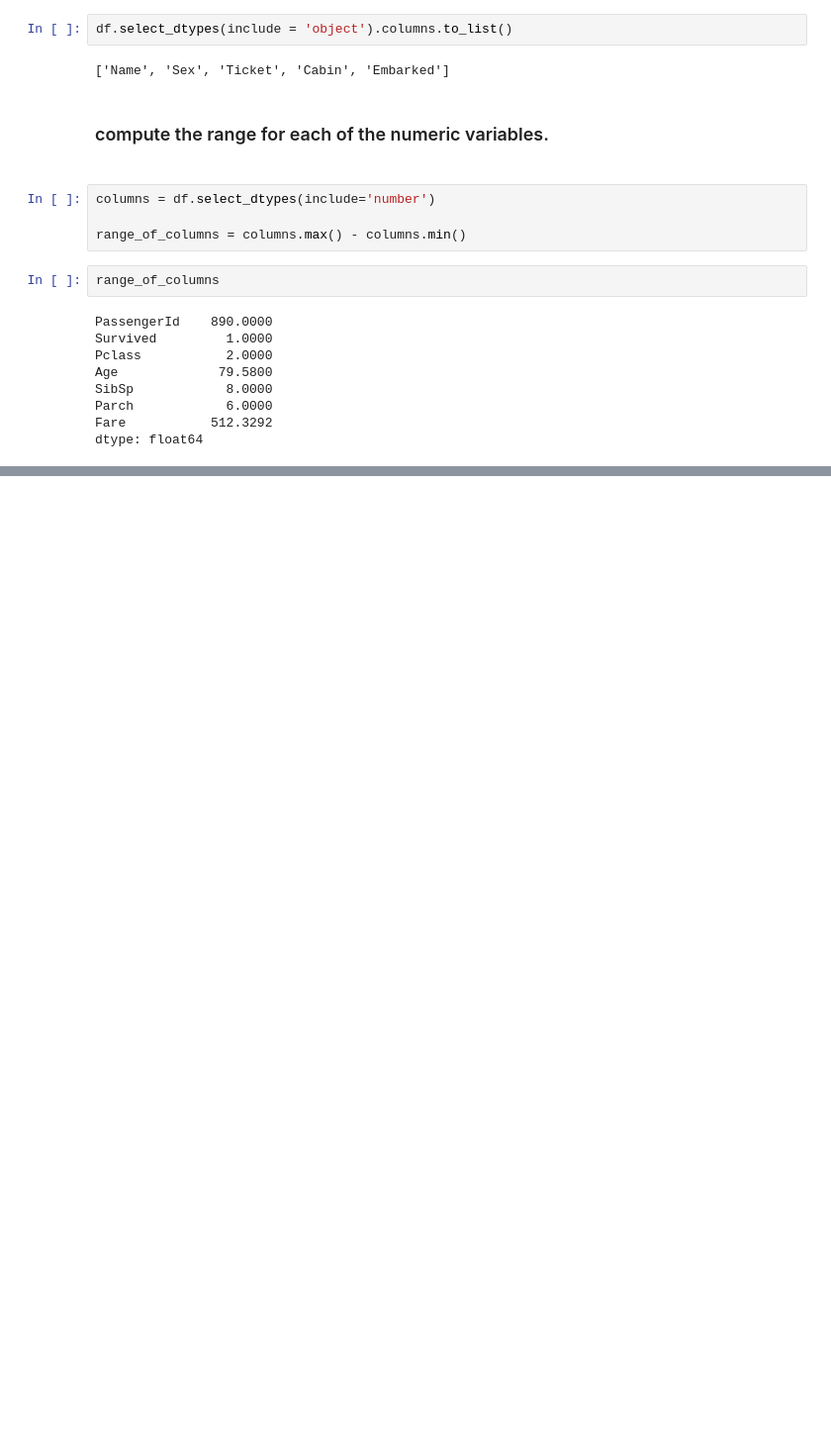
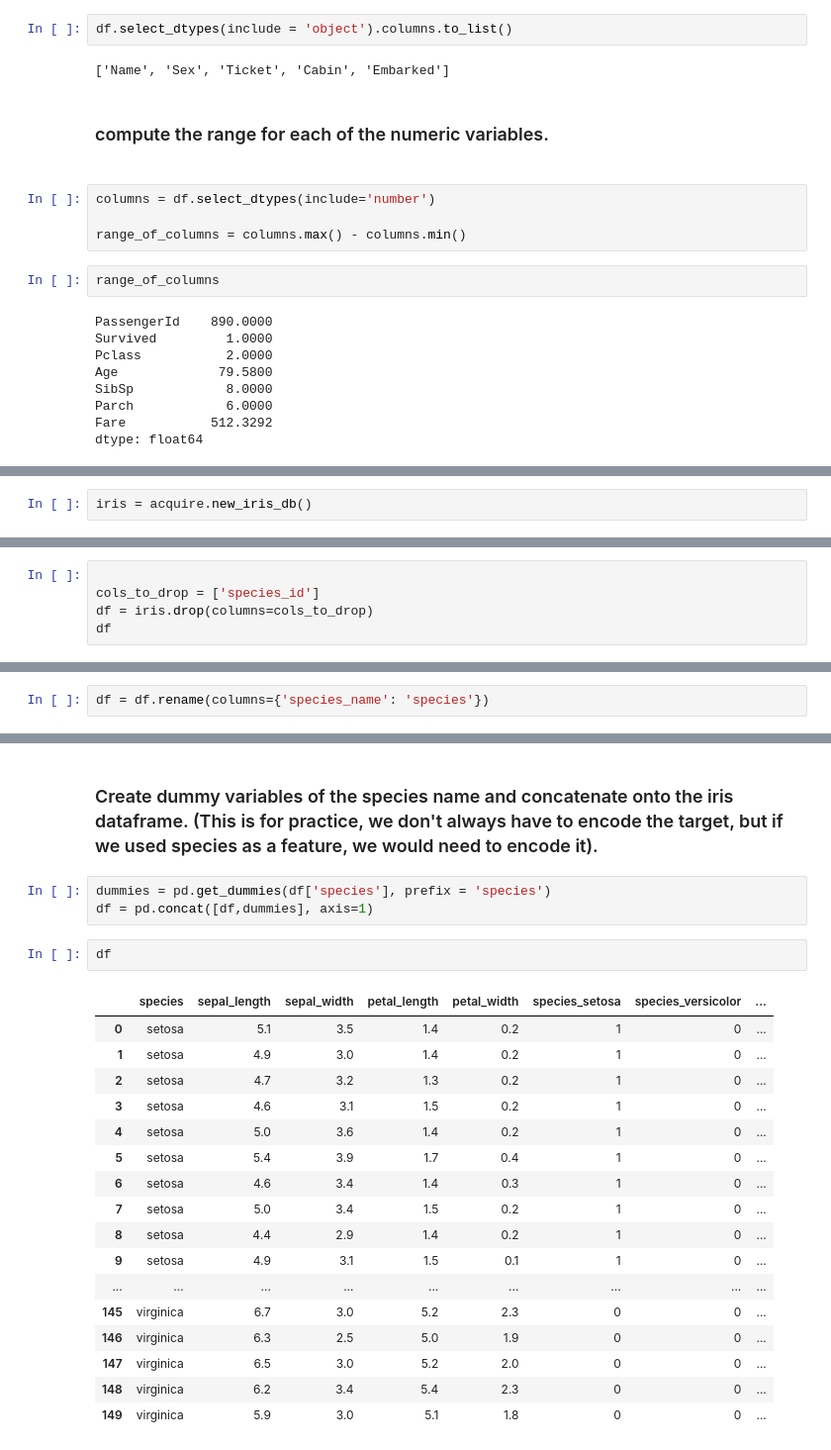
Before and after one commit to JonathanTWare/classification-exercises, a Jupyter notebook: classification_exercises.ipynb, the cells around one changed output, grey strips where cells are left out. Shown at 99% size. Drawn from its saved outputs; the diff is of its cells as text; blank space fills up the shorter version.

Commit message:
minore change to acquire, created prepare functions and completed prepare exercises

```diff
--- a/classification_exercises.ipynb
+++ b/classification_exercises.ipynb
@@ -270,0 +283,2 @@ dtype: float64
+# %%
+iris = acquire.new_iris_db()
@@ -270,0 +307,5 @@ dtype: float64
+# %%
+
+cols_to_drop = ['species_id']
+df = iris.drop(columns=cols_to_drop)
+df
@@ -270,0 +332,2 @@ dtype: float64
+# %%
+df = df.rename(columns={'species_name': 'species'})
@@ -270,0 +354,25 @@ dtype: float64
+# %% [markdown]
+### Create dummy variables of the species name and concatenate onto the iris dataframe. (This is for practice, we don't always have to encode the target, but if we used species as a feature, we would need to encode it).
+# %%
+dummies = pd.get_dummies(df['species'], prefix = 'species')
+df = pd.concat([df,dummies], axis=1)
+# %%
+df
+# %% [output]
+|  | species | sepal_length | sepal_width | petal_length | petal_width | species_setosa | species_versicolor | ... |
+| 0 | setosa | 5.1 | 3.5 | 1.4 | 0.2 | 1 | 0 | ... |
+| 1 | setosa | 4.9 | 3.0 | 1.4 | 0.2 | 1 | 0 | ... |
+| 2 | setosa | 4.7 | 3.2 | 1.3 | 0.2 | 1 | 0 | ... |
+| 3 | setosa | 4.6 | 3.1 | 1.5 | 0.2 | 1 | 0 | ... |
+| 4 | setosa | 5.0 | 3.6 | 1.4 | 0.2 | 1 | 0 | ... |
+| 5 | setosa | 5.4 | 3.9 | 1.7 | 0.4 | 1 | 0 | ... |
+| 6 | setosa | 4.6 | 3.4 | 1.4 | 0.3 | 1 | 0 | ... |
+| 7 | setosa | 5.0 | 3.4 | 1.5 | 0.2 | 1 | 0 | ... |
+| 8 | setosa | 4.4 | 2.9 | 1.4 | 0.2 | 1 | 0 | ... |
+| 9 | setosa | 4.9 | 3.1 | 1.5 | 0.1 | 1 | 0 | ... |
+| ... | ... | ... | ... | ... | ... | ... | ... | ... |
+| 145 | virginica | 6.7 | 3.0 | 5.2 | 2.3 | 0 | 0 | ... |
+| 146 | virginica | 6.3 | 2.5 | 5.0 | 1.9 | 0 | 0 | ... |
+| 147 | virginica | 6.5 | 3.0 | 5.2 | 2.0 | 0 | 0 | ... |
+| 148 | virginica | 6.2 | 3.4 | 5.4 | 2.3 | 0 | 0 | ... |
+| 149 | virginica | 5.9 | 3.0 | 5.1 | 1.8 | 0 | 0 | ... |
```
Also changed, not shown: parts of 57 cells of this notebook, 2 other files.
